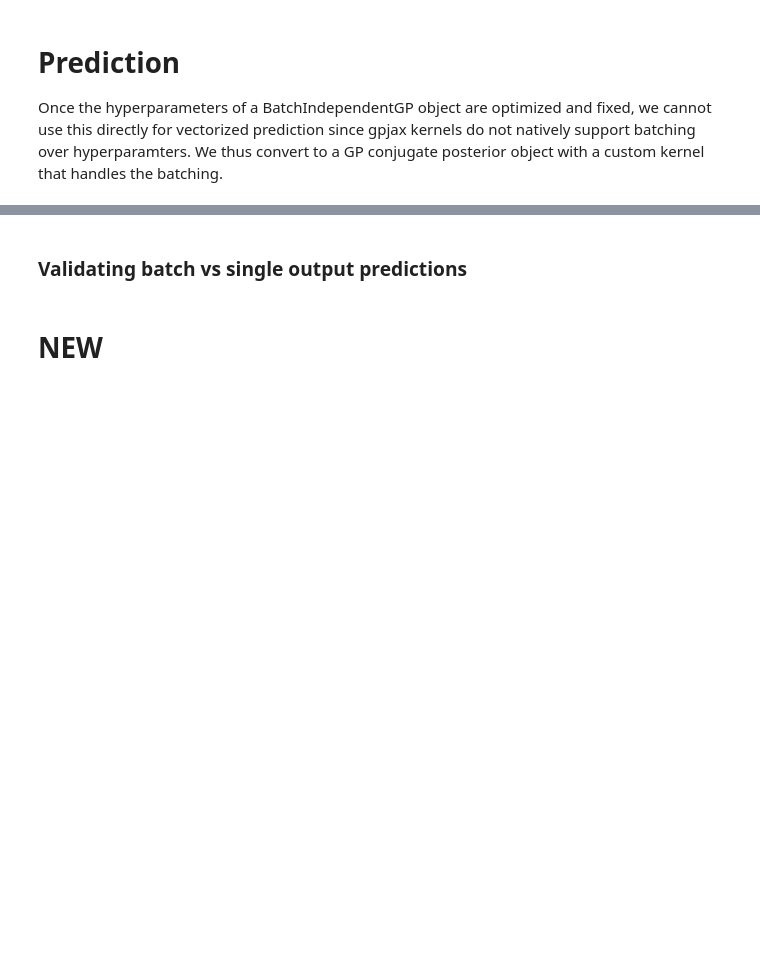
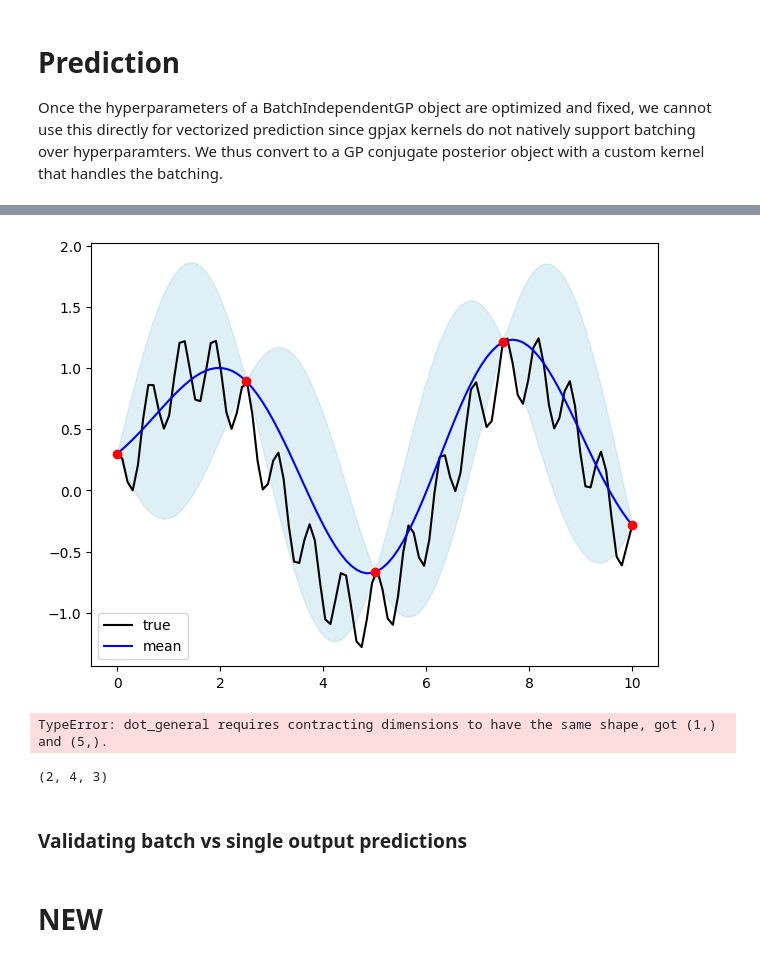
Before and after one commit to arob5/Bayesian-inference-with-surrogates, a Jupyter notebook: uncprop/notebooks/batch_gp.ipynb, the cells around one changed output, grey strips where cells are left out. Drawn from its saved outputs; the diff is of its cells as text; code cells hidden in the pictures; blank space fills up the shorter version.

Commit message:
updated gp surrogate class to allow conditioning in multioutput case / need to test

```diff
--- a/uncprop/notebooks/batch_gp.ipynb
+++ b/uncprop/notebooks/batch_gp.ipynb
@@ -153,14 +153,14 @@ gradient:
 phi = transform(batchgp.params, DEFAULT_BIJECTION, inverse=True)
 print(f'Starting loss: {loss_and_grad_vect(phi)[0]}')
 
-new_batchgp, history = fit_batch_independent_gp(
+batchgp, history = fit_batch_independent_gp(
     batch_gp=batchgp,
     objective=objective,
     optim=opt,
     num_iters=1000
 )
 
-phi_final = transform(new_batchgp.params, DEFAULT_BIJECTION, inverse=True)
+phi_final = transform(batchgp.params, DEFAULT_BIJECTION, inverse=True)
 print(f'Final loss: {loss_and_grad_vect(phi_final)[0]}')
 # %% [output]
 Starting loss: [2084.56771566   19.40748772]
@@ -175,11 +175,11 @@ the batching.
 # %%
 from uncprop.utils.gpjax_multioutput import BatchedRBF
 
-def convert_batch_ind_gp_to_surrogate(batchgp: BatchIndependentGP, design: Dataset):
+def convert_gp_to_batch_kernel(gp: gpx.gps.ConjugatePosterior, design: Dataset):
     batch_dim = design.y.shape[1]
-    kernel = batchgp.batch_posterior.prior.kernel
-    meanf = batchgp.batch_posterior.prior.mean_function
-    likelihood = batchgp.batch_posterior.likelihood
+    kernel = gp.prior.kernel
+    meanf = gp.prior.mean_function
+    likelihood = gp.likelihood
 
     batched_kernel = BatchedRBF(batch_dim=batch_dim,
                                 input_dim=design.in_dim,
@@ -187,7 +187,7 @@ def convert_batch_ind_gp_to_surrogate(batchgp: BatchIndependentGP, design: Datas
                                 variance=kernel.variance)
 
     batched_prior = gpx.gps.Prior(mean_function=meanf, kernel=batched_kernel)
-    batched_posterior = gp_prior * gp_likelihood
+    batched_posterior = batched_prior * likelihood
     surrogate = GPJaxSurrogate(batched_posterior, design)
 
     return surrogate
@@ -206,19 +203,34 @@ plot_gps(design, testdata, surrogate)
 # %%
-# single output case still works as expected
+# At present, to wrap a gpjax posterior that does not have a batched kernel, one
+# must first convert to a batch GP with batch size 1.
+
+# output index
 idx = 0
+
+# convert gpjax GP to batch with batch size 1
+gp_single = batchgp.posterior_list[idx]
 design_single = _get_single_output_dataset(design, idx)
+surrogate_single = convert_gp_to_batch_kernel(gp_single, design_single)
+
+# predictions
 testdata_single = _get_single_output_dataset(testdata, idx)
-
-single_gp, bijection = construct_gp(design_single, set_bounds=False)
-single_gp, _ = train_gp_hyperpars(single_gp, bijection, design_single)
-single_surr = GPJaxSurrogate(single_gp, design_single)
-
-fig, ax = plot_gps(design_single, testdata_single, single_surr)
+fig, ax = plot_gps(design_single, testdata_single, surrogate_single)
+# %% [output]
+[figure, added]
 # %%
-# conditioning methods currently only work for single-output
+# conditioning methods currently only work for batch size one
 xnew = jnp.array([[6.0]])
 ynew = f1(xnew)
 newdata = Dataset(xnew, ynew)
-conditional_pred = single_surr.condition_then_predict(testdata_single.X, given=(xnew, ynew))
+conditional_pred = surrogate_single.condition_then_predict(testdata_single.X, given=(xnew, ynew))
 
-plot_gps(design_single + newdata, testdata_single, single_surr, pred=conditional_pred)
+plot_gps(design_single + newdata, testdata_single, surrogate_single, pred=conditional_pred)
+# %% [output]
+TypeError: dot_general requires contracting dimensions to have the same shape, got (1,) and (5,).
+# %%
+a = jnp.ones((2, 3, 3))
+b = jnp.ones((2, 1, 3))
+
+jnp.concatenate([a, b], axis=1).shape
+# %% [output]
+(2, 4, 3)
```
Also changed, not shown: parts of 6 cells of this notebook, 1 other file.
